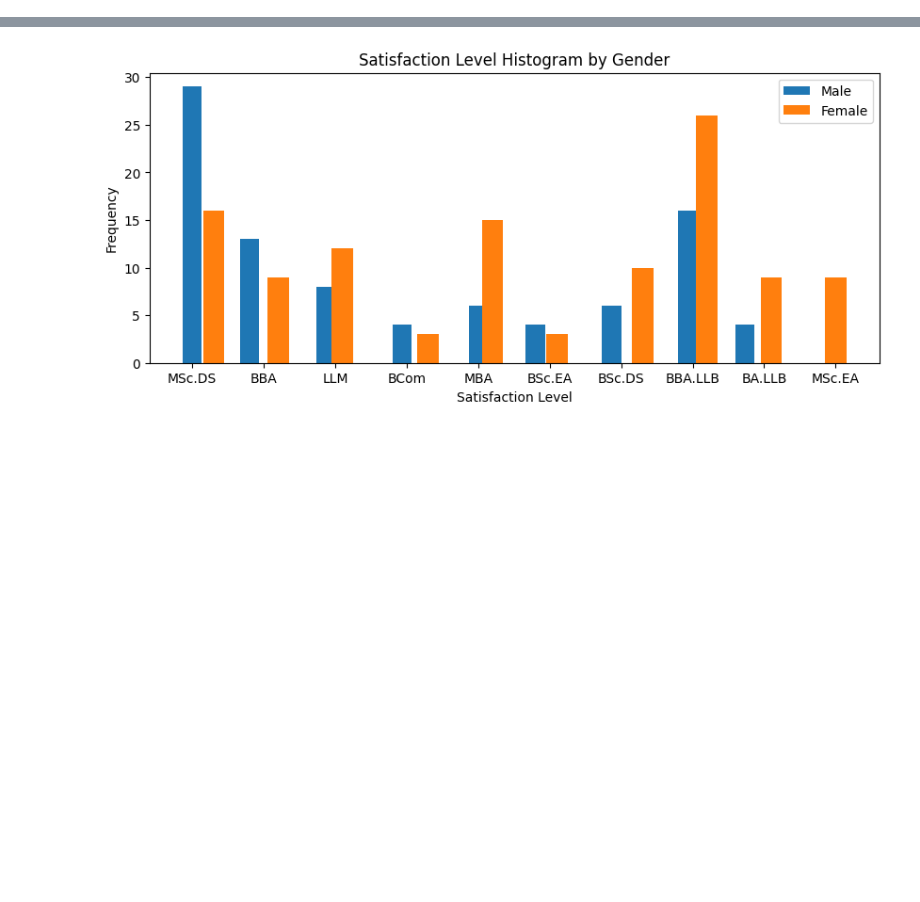
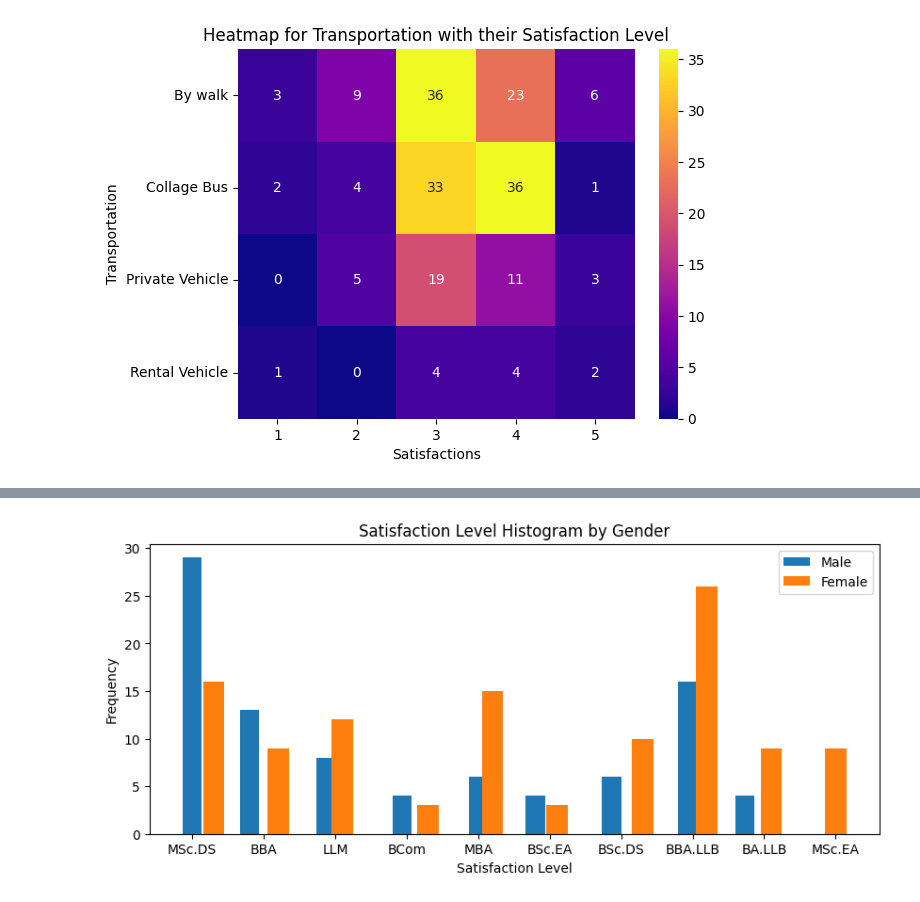
Before and after one commit to devnaveenKrish/MScDSA-MDA171-23122023, a Jupyter notebook: CAC-02/Catagorical CAC_02.ipynb, the cells around one changed output, grey strips where cells are left out. Drawn from its saved outputs; the diff is of its cells as text; code cells hidden in the pictures; blank space fills up the shorter version.

```diff
--- a/CAC-02/Catagorical CAC_02.ipynb
+++ b/CAC-02/Catagorical CAC_02.ipynb
@@ -84,0 +119,11 @@ NameError: name 'pd' is not defined
+# %%
+import seaborn as sns
+
+heatmap_data = df.pivot_table(index='Transportation', columns='Satisfactions', aggfunc='size', fill_value=0)
+sns.heatmap(heatmap_data, cmap='plasma',annot=True)
+plt.xlabel('Satisfactions')
+plt.ylabel('Transportation')
+plt.title('Heatmap for Transportation with their Satisfaction Level')
+plt.show()
+# %% [output]
+[figure, added]
```
Also changed, not shown: parts of 20 cells of this notebook, 1 other file.
